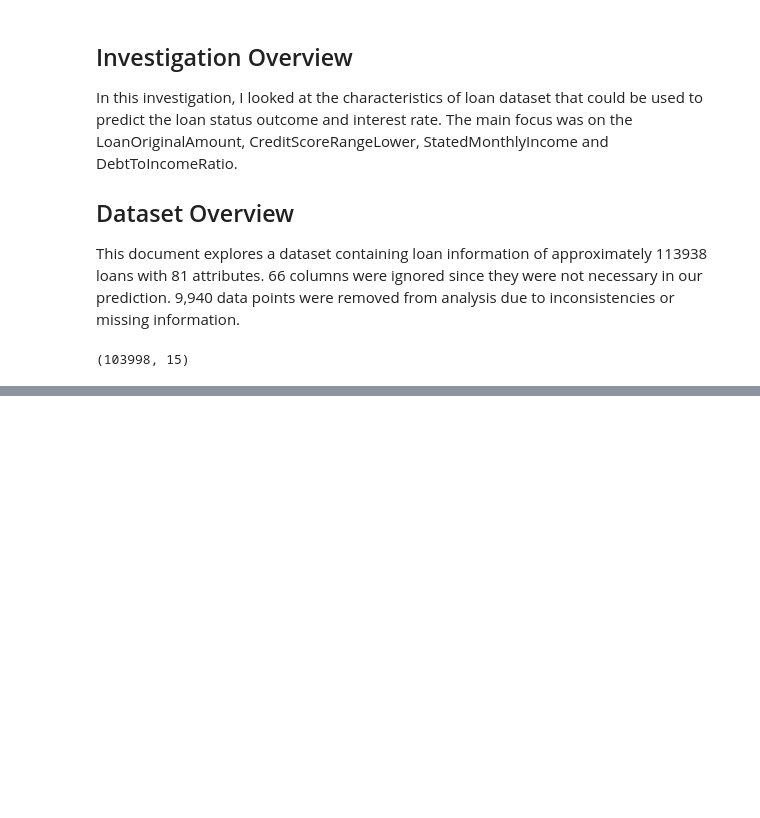
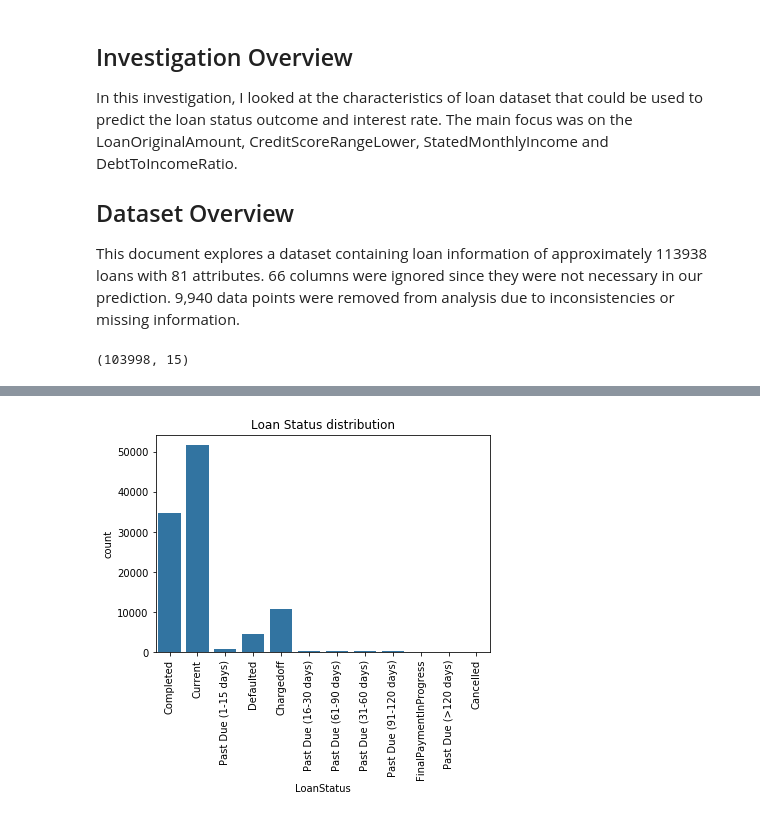
Before and after one commit to Kirthi-Raman/LoanDatasetAnalysis, a Jupyter notebook: Slide_Deck_Template.ipynb, the cells around one changed output, grey strips where cells are left out. Drawn from its saved outputs; the diff is of its cells as text; code cells hidden in the pictures; blank space fills up the shorter version.

Commit message:
Critical Feature Distribution Visualization

```diff
--- a/Slide_Deck_Template.ipynb
+++ b/Slide_Deck_Template.ipynb
@@ -59,0 +64,8 @@ print(loandf.shape)
+# %%
+# Distribution plot of LoanStatus in a bar chart
+base_color = sb.color_palette()[0]
+sb.countplot(data = loandf, x = 'LoanStatus', color = base_color)
+plt.xticks(rotation = 90);
+plt.title('Loan Status distribution');
+# %% [output]
+[figure, added]
```
Also changed, not shown: parts of 3 cells of this notebook.
